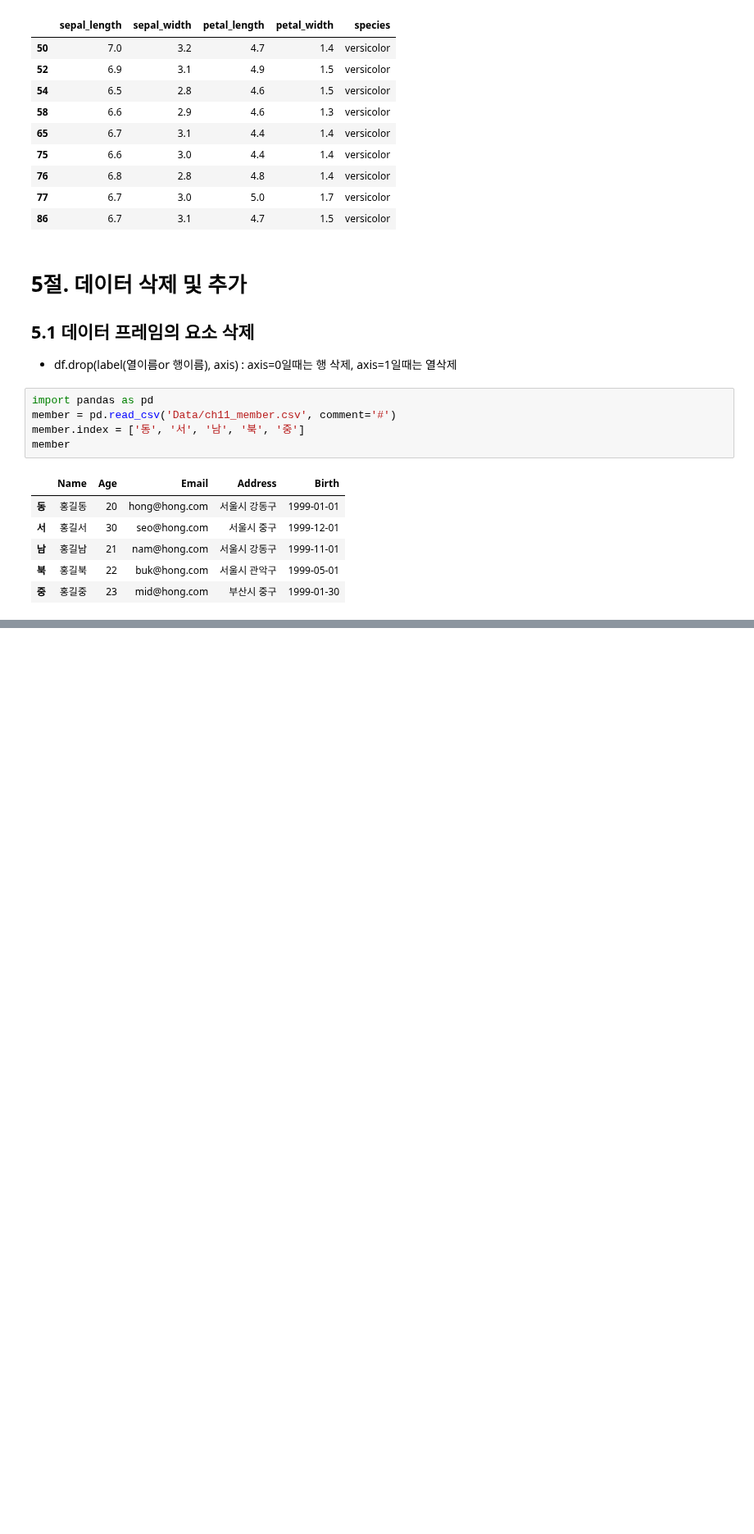
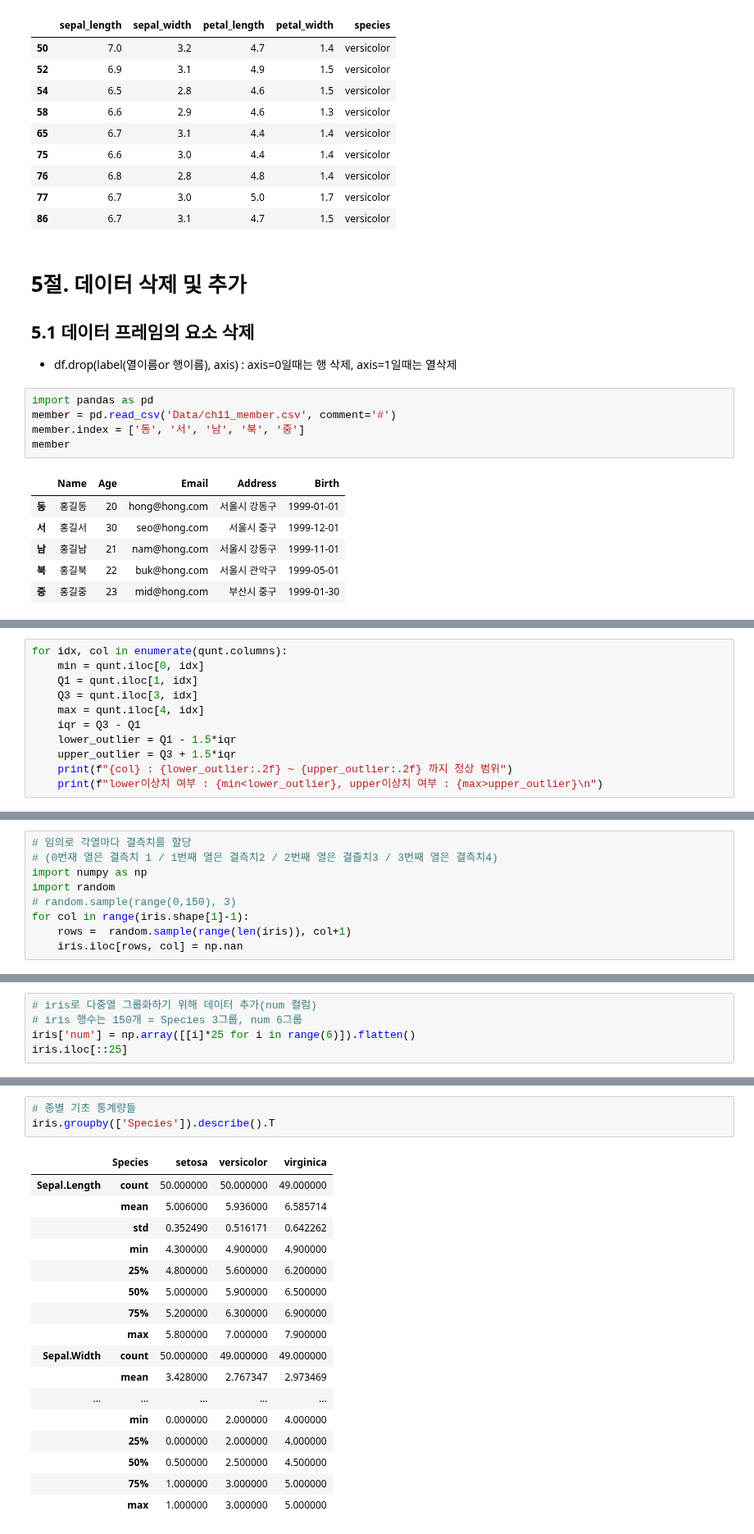
Before and after one commit to hayza1017/ai, a Jupyter notebook: Source/01_python/ch11. 데이터프레임과 시리즈(Pandas).ipynb, the cells around one changed output, grey strips where cells are left out. Shown at 82% size. Drawn from its saved outputs; the diff is of its cells as text; blank space fills up the shorter version.

```diff
--- a/Source/01_python/ch11. 데이터프레임과 시리즈(Pandas).ipynb
+++ b/Source/01_python/ch11. 데이터프레임과 시리즈(Pandas).ipynb
@@ -1453,0 +1985,11 @@ member
+# %%
+for idx, col in enumerate(qunt.columns):
+    min = qunt.iloc[0, idx]
+    Q1 = qunt.iloc[1, idx]
+    Q3 = qunt.iloc[3, idx]
+    max = qunt.iloc[4, idx]
+    iqr = Q3 - Q1
+    lower_outlier = Q1 - 1.5*iqr
+    upper_outlier = Q3 + 1.5*iqr
+    print(f"{col} : {lower_outlier:.2f} ~ {upper_outlier:.2f} 까지 정상 범위")
+    print(f"lower이상치 여부 : {min<lower_outlier}, upper이상치 여부 : {max>upper_outlier}\n")
@@ -1453,0 +2379,9 @@ member
+# %%
+# 임의로 각열마다 결측치를 할당
+# (0번재 열은 결측치 1 / 1번째 열은 결측치2 / 2번째 열은 결츨치3 / 3번째 열은 결측치4)
+import numpy as np
+import random
+# random.sample(range(0,150), 3)
+for col in range(iris.shape[1]-1):
+    rows =  random.sample(range(len(iris)), col+1)
+    iris.iloc[rows, col] = np.nan
@@ -1453,0 +2406,5 @@ member
+# %%
+# iris로 다중열 그룹화하기 위해 데이터 추가(num 컬럼)
+# iris 행수는 150개 = Species 3그룹, num 6그룹
+iris['num'] = np.array([[i]*25 for i in range(6)]).flatten()
+iris.iloc[::25]
@@ -1453,0 +2460,21 @@ member
+# %%
+# 종별 기초 통계량들
+iris.groupby(['Species']).describe().T
+# %% [output]
+|  | Species | setosa | versicolor | virginica |
+| Sepal.Length | count | 50.000000 | 50.000000 | 49.000000 |
+|  | mean | 5.006000 | 5.936000 | 6.585714 |
+|  | std | 0.352490 | 0.516171 | 0.642262 |
+|  | min | 4.300000 | 4.900000 | 4.900000 |
+|  | 25% | 4.800000 | 5.600000 | 6.200000 |
+|  | 50% | 5.000000 | 5.900000 | 6.500000 |
+|  | 75% | 5.200000 | 6.300000 | 6.900000 |
+|  | max | 5.800000 | 7.000000 | 7.900000 |
+| Sepal.Width | count | 50.000000 | 49.000000 | 49.000000 |
+|  | mean | 3.428000 | 2.767347 | 2.973469 |
+| ... | ... | ... | ... | ... |
+|  | min | 0.000000 | 2.000000 | 4.000000 |
+|  | 25% | 0.000000 | 2.000000 | 4.000000 |
+|  | 50% | 0.500000 | 2.500000 | 4.500000 |
+|  | 75% | 1.000000 | 3.000000 | 5.000000 |
+|  | max | 1.000000 | 3.000000 | 5.000000 |
```
Also changed, not shown: parts of 110 cells of this notebook, 1 other file.
